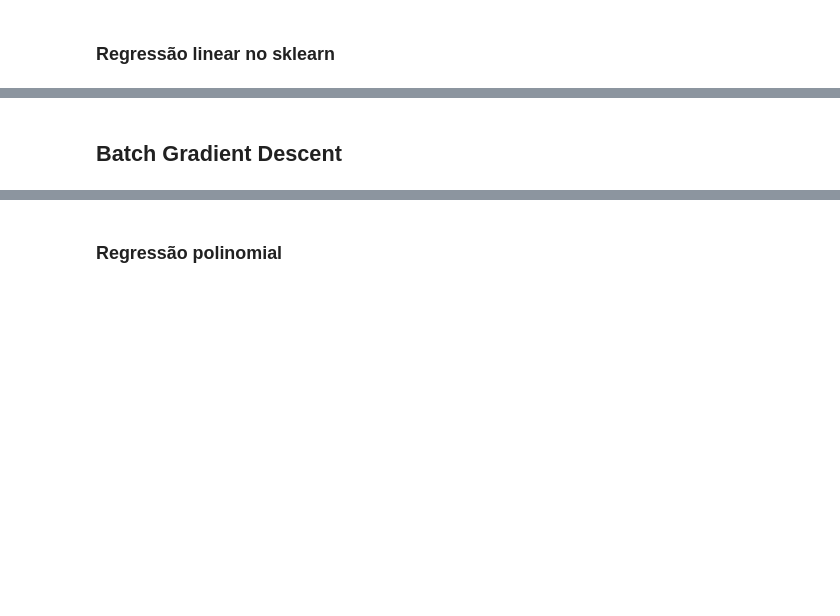
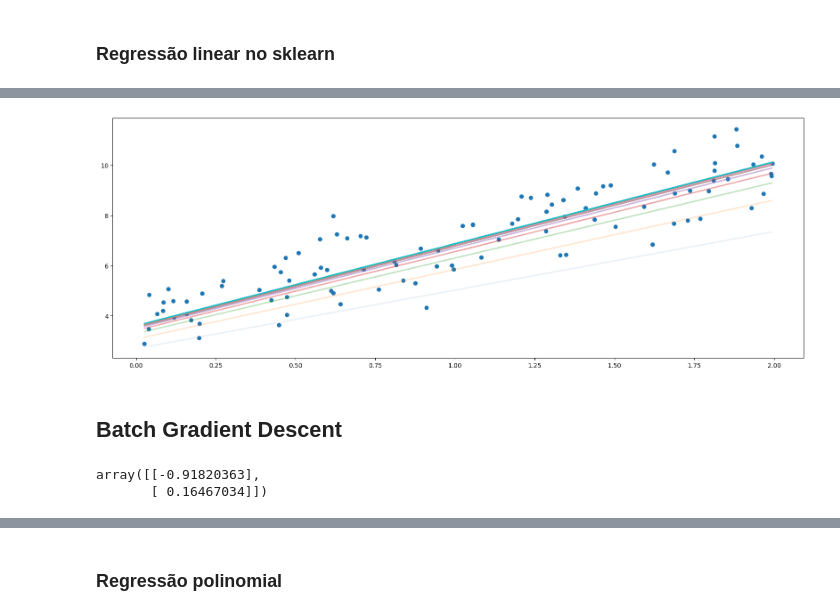
Before and after one commit to AnaMarcacini/Asimov_Academy, a Jupyter notebook: Data Science e Machine Learning/Como os Modelos de Machine Learining Aprendem/treinando-modelos.ipynb, the cells around one changed output, grey strips where cells are left out. Cells and saved outputs as stored; diff of their text form; code cells hidden in the pictures; blank space fills up the shorter version.

```diff
--- a/Data Science e Machine Learning/Como os Modelos de Machine Learining Aprendem/treinando-modelos.ipynb
+++ b/Data Science e Machine Learning/Como os Modelos de Machine Learining Aprendem/treinando-modelos.ipynb
@@ -96,27 +98,29 @@ lin_reg.intercept_, lin_reg.coef_
 # %%
 eta = 0.1  # learning rate
 n_iterations = 10
 m = 100
 
-theta = np.random.randn(2,1)  # random initialization
+theta = np.random.randn(2,1)  # random initialization -- criando valores aleatorios para o a e b da reta
 fig, ax = plt.subplots(figsize=(20, 7))
 plt.scatter(x, y)
 
 for iteration in range(n_iterations):
-    gradients = 2/m * x_b.T.dot(x_b.dot(theta) - y)
+    gradients = 2/m * x_b.T.dot(x_b.dot(theta) - y) # calculo do gradiente
     theta = theta - eta * gradients
 
     if iteration % 1 == 0:
         y_hat = theta[0] + x * theta[1]
-        ax.plot(x, y_hat, alpha=0.3 + iteration / n_iterations, color="blue")
+        ax.plot(x, y_hat, alpha=(0.1+iteration / n_iterations))
+# %% [output]
+[figure, added]
 # %% [markdown]
 ## Batch Gradient Descent
 # %%
 eta = 0.1  # learning rate
-n_iterations = 1000
+n_iterations = 10
 m = 100
 theta = np.random.randn(2,1)  # random initialization
-
-for iteration in range(n_iterations):
-    gradients = 2/m * x_b.T.dot(x_b.dot(theta) - y)
-    theta = theta - eta * gradients
+theta
+# %% [output]
+array([[-0.91820363],
+       [ 0.16467034]])
```
Also changed, not shown: parts of 29 cells of this notebook, 1 other file.
